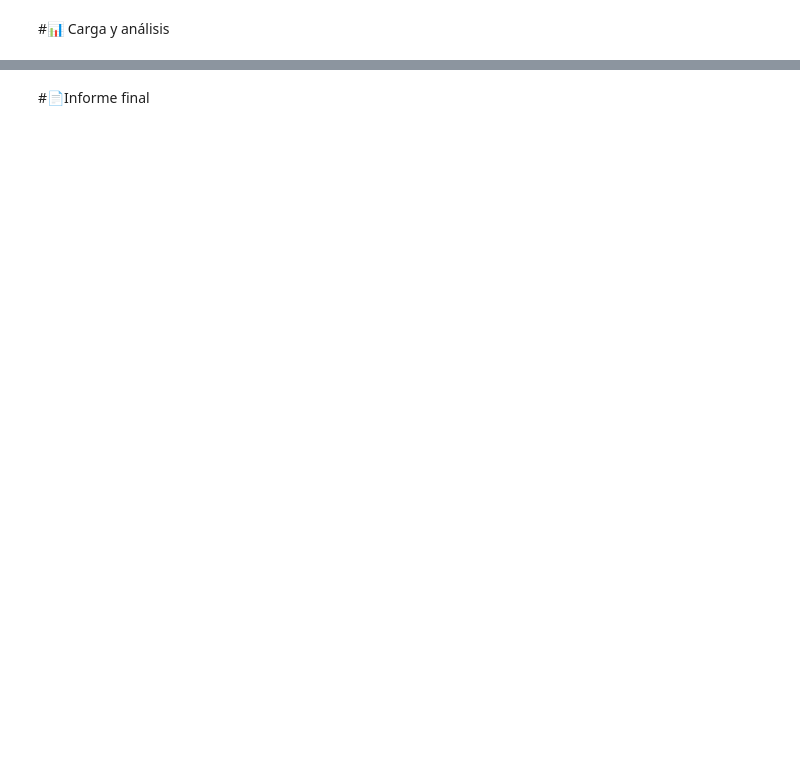
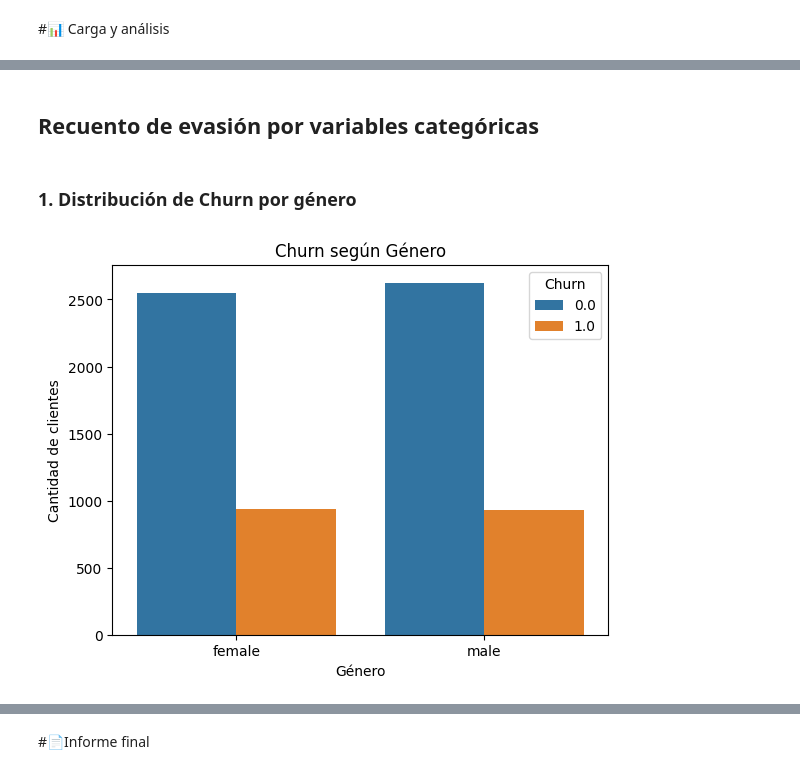
Before and after one commit to vicdas/DataScienceChallengeTelecomX, a Jupyter notebook: TelecomX_LATAM.ipynb, the cells around one changed output, grey strips where cells are left out. Drawn from its saved outputs; the diff is of its cells as text; code cells hidden in the pictures; blank space fills up the shorter version.

```diff
--- a/TelecomX_LATAM.ipynb
+++ b/TelecomX_LATAM.ipynb
@@ -153,0 +450,13 @@ datos_telecomx.head()
+# %% [markdown]
+## **Recuento de evasión por variables categóricas**
+# %% [markdown]
+###  1. Distribución de Churn por género
+# %%
+sns.countplot(data=datos_telecomx, x='customer.gender', hue='Churn')
+plt.title('Churn según Género')
+plt.xlabel('Género')
+plt.ylabel('Cantidad de clientes')
+plt.legend(title='Churn')
+plt.show()
+# %% [output]
+[figure, added]
```
Also changed, not shown: parts of 62 cells of this notebook.
